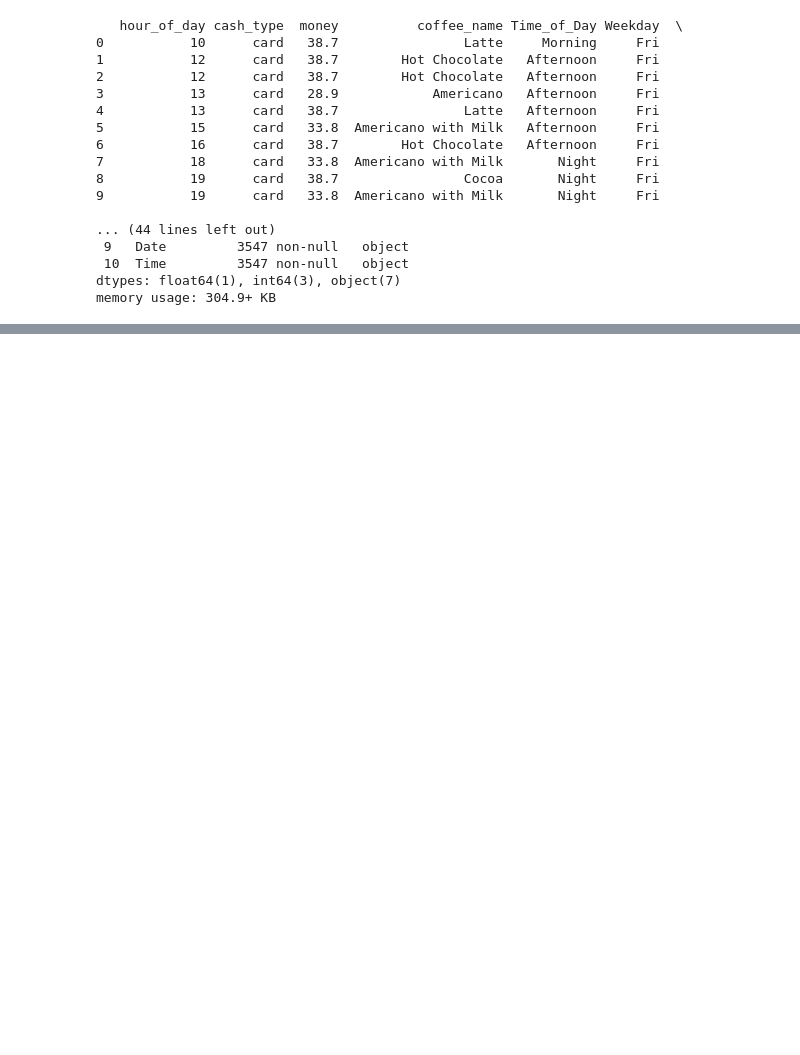
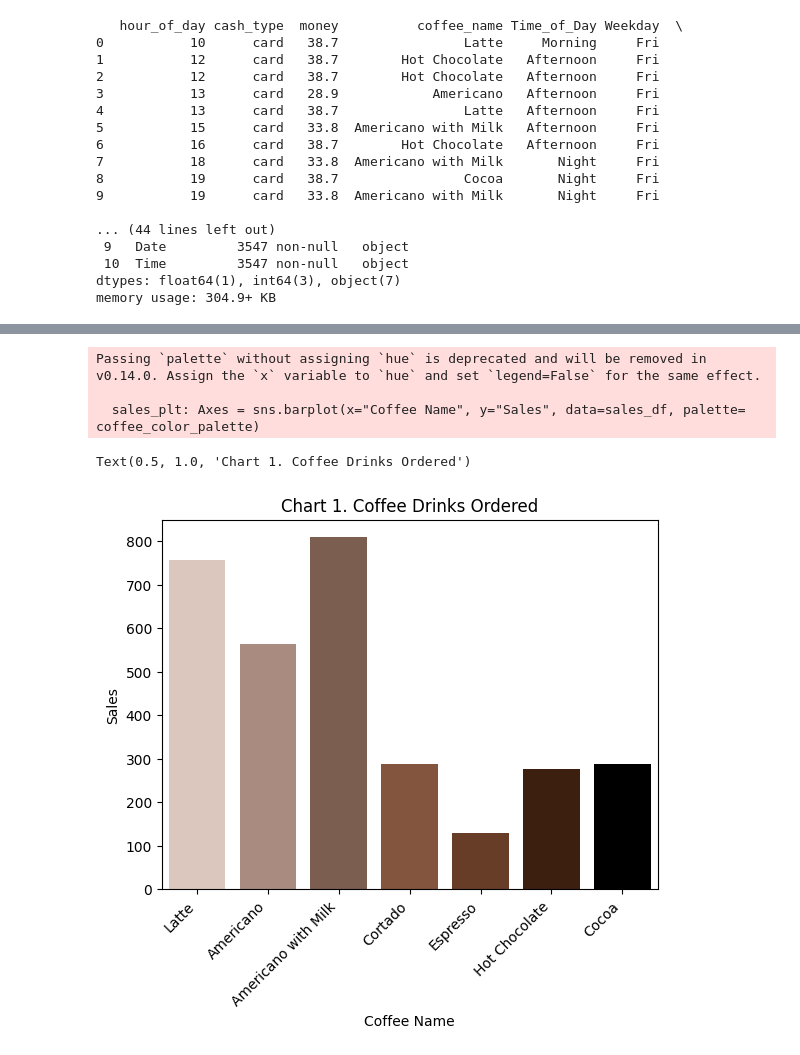
Before and after one commit to haileylhanson/datafun-06-eda, a Jupyter notebook: haileyhanson_eda.ipynb, the cells around one changed output, grey strips where cells are left out. Cells and saved outputs as stored; diff of their text form; code cells hidden in the pictures; blank space fills up the shorter version.

Commit message:
bar plot, scatter plots and historgrams generated

```diff
--- a/haileyhanson_eda.ipynb
+++ b/haileyhanson_eda.ipynb
@@ -65,0 +103,30 @@ memory usage: 304.9+ KB
+# %%
+# This is a Python cell
+# Specify some sales data as a Python dictionary
+latte_count = (coffee_df['coffee_name'] == 'Latte').sum()
+americano_count = (coffee_df['coffee_name'] == 'Americano').sum()
+am_w_milk_count = (coffee_df['coffee_name'] == 'Americano with Milk').sum()
+cortado_count = (coffee_df['coffee_name'] == 'Cortado').sum()
+espresso_count = (coffee_df['coffee_name'] == 'Espresso').sum()
+hotchoc_count = (coffee_df['coffee_name'] == 'Hot Chocolate').sum()
+cocoa_count = (coffee_df['coffee_name'] == 'Cocoa').sum()
+
+sales_data_dict: dict = {"Coffee Name": ["Latte", "Americano", "Americano with Milk", "Cortado", "Espresso", "Hot Chocolate", "Cocoa"], "Sales": [latte_count, americano_count, am_w_milk_count, cortado_count, espresso_count, hotchoc_count, cortado_count]}
+
+# Create a pandas DataFrame from the dictionary
+sales_df: pd.DataFrame = pd.DataFrame(sales_data_dict)
+
+# Create a Seaborn Bar Plot of Sales by Category
+coffee_color_palette = ["#e0c5b8", "#b08a78", "#825c49", "#8f5132", "#73391c", "#451c08", "#000000"]
+sales_plt: Axes = sns.barplot(x="Coffee Name", y="Sales", data=sales_df, palette= coffee_color_palette)
+
+#rotate labels 45 degrees
+sales_plt.set_xticklabels(sales_plt.get_xticklabels(), rotation=45, ha='right')
+# Set the title using the Matplotlib Pyplot title() method
+sales_plt.set_title("Chart 1. Coffee Drinks Ordered")
+# %% [output]
+Passing `palette` without assigning `hue` is deprecated and will be removed in v0.14.0. Assign the `x` variable to `hue` and set `legend=False` for the same effect.
+
+  sales_plt: Axes = sns.barplot(x="Coffee Name", y="Sales", data=sales_df, palette= coffee_color_palette)
+Text(0.5, 1.0, 'Chart 1. Coffee Drinks Ordered')
+[figure, added]
```
Also changed, not shown: parts of 19 cells of this notebook.
